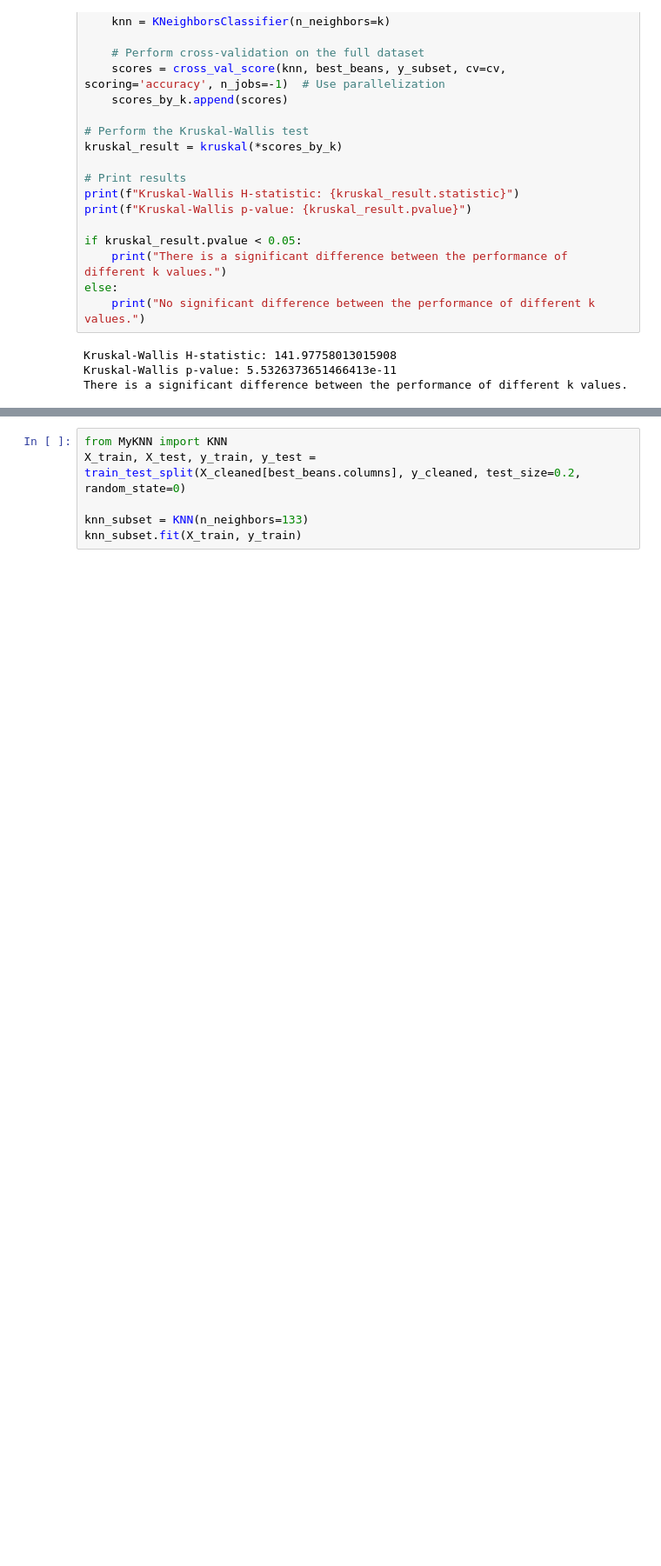
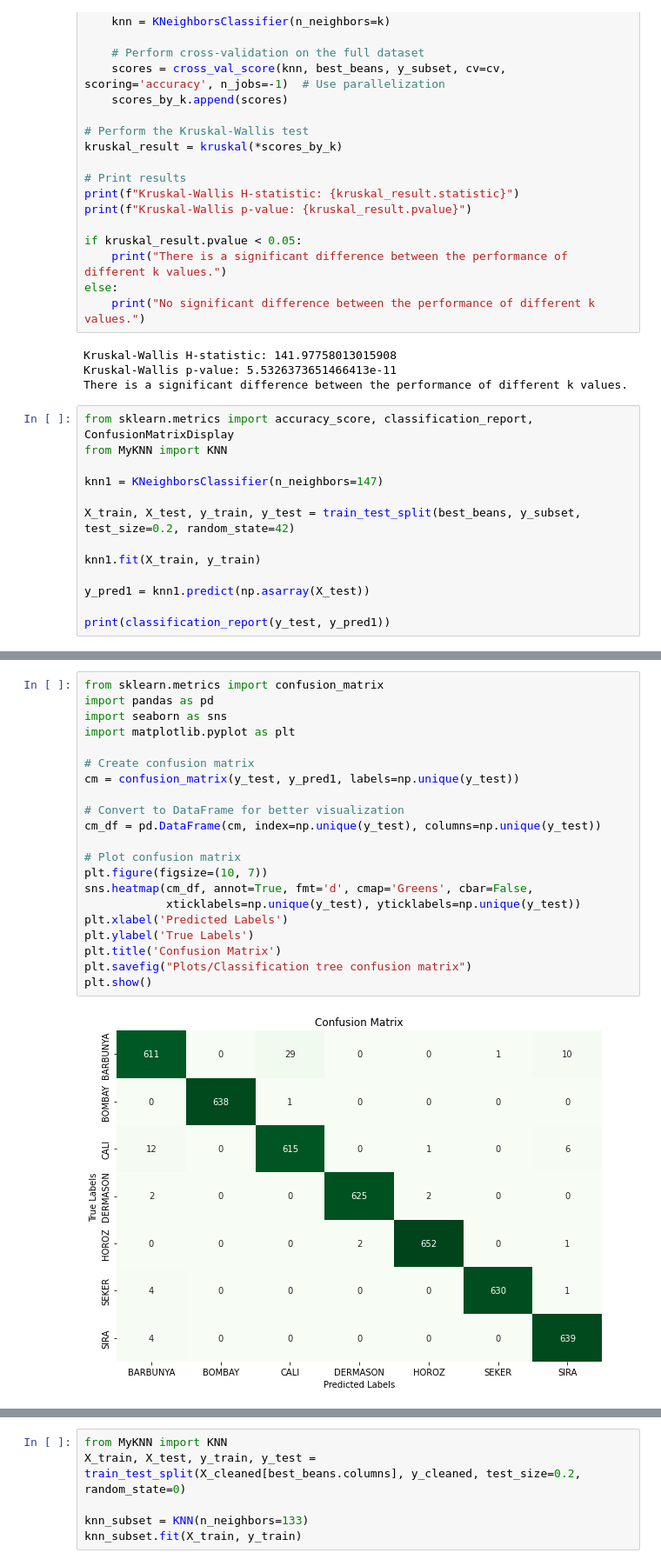
Before and after one commit to AndrevdM02/ML441Assignments, a Jupyter notebook: Assignment1/KNN.ipynb, the cells around one changed output, grey strips where cells are left out. Shown: that part at 87% size. Drawn from its saved outputs; the diff is of its cells as text; blank space fills up the shorter version.

```diff
--- a/Assignment1/KNN.ipynb
+++ b/Assignment1/KNN.ipynb
@@ -404,3 +404,16 @@ else:
 Kruskal-Wallis H-statistic: 141.97758013015908
 Kruskal-Wallis p-value: 5.5326373651466413e-11
 There is a significant difference between the performance of different k values.
+# %%
+from sklearn.metrics import accuracy_score, classification_report, ConfusionMatrixDisplay
+from MyKNN import KNN
+
+knn1 = KNeighborsClassifier(n_neighbors=147)
+
+X_train, X_test, y_train, y_test = train_test_split(best_beans, y_subset, test_size=0.2, random_state=42)
+
+knn1.fit(X_train, y_train)
+
+y_pred1 = knn1.predict(np.asarray(X_test))
+
+print(classification_report(y_test, y_pred1))
@@ -407,3 +434,26 @@ There is a significant difference between the performance of different k values.
+# %%
+from sklearn.metrics import confusion_matrix
+import pandas as pd
+import seaborn as sns
+import matplotlib.pyplot as plt
+
+# Create confusion matrix
+cm = confusion_matrix(y_test, y_pred1, labels=np.unique(y_test))
+
+# Convert to DataFrame for better visualization
+cm_df = pd.DataFrame(cm, index=np.unique(y_test), columns=np.unique(y_test))
+
+# Plot confusion matrix
+plt.figure(figsize=(10, 7))
+sns.heatmap(cm_df, annot=True, fmt='d', cmap='Greens', cbar=False,
+            xticklabels=np.unique(y_test), yticklabels=np.unique(y_test))
+plt.xlabel('Predicted Labels')
+plt.ylabel('True Labels')
+plt.title('Confusion Matrix')
+plt.savefig("Plots/Classification tree confusion matrix")
+plt.show()
+# %% [output]
+[figure, added]
 # %%
 from sklearn.metrics import accuracy_score, classification_report, ConfusionMatrixDisplay
 from MyKNN import KNN
```
Also changed, not shown: parts of 2 cells of this notebook, 9 other files.
